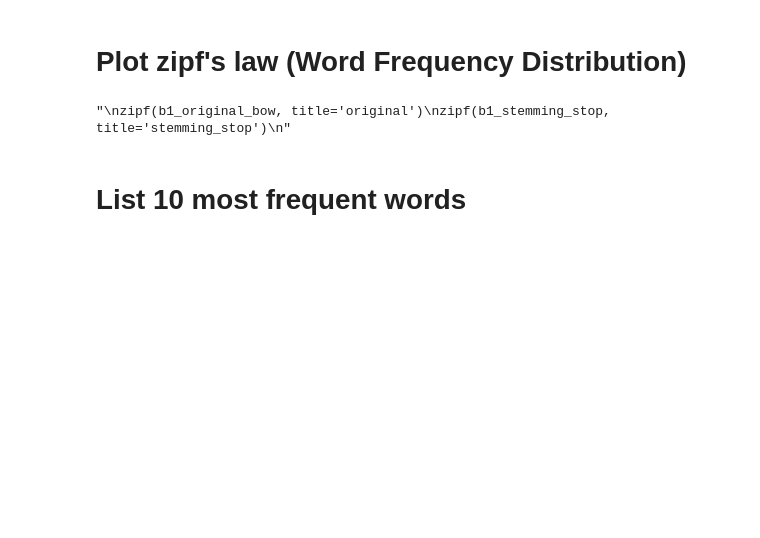
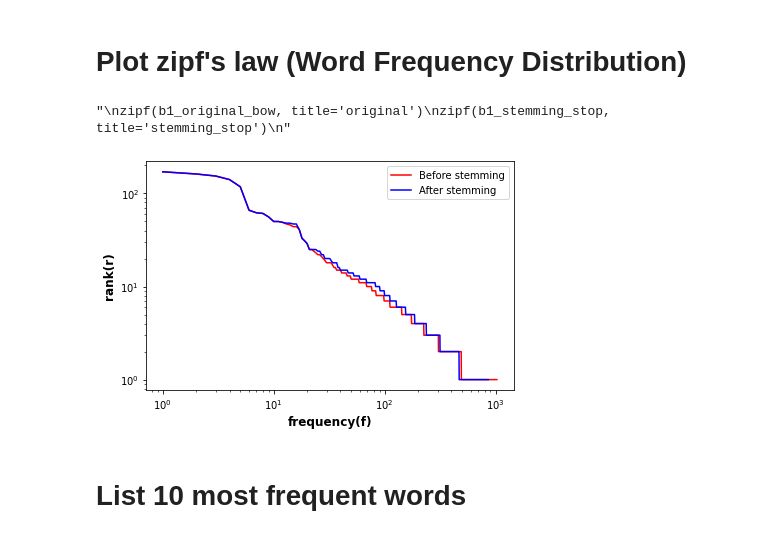
Before and after one commit to skywalker00001/TEXT_assignment, a Jupyter notebook: text_v1.ipynb, the cells around one changed output. Cells and saved outputs as stored; diff of their text form; code cells hidden in the pictures; blank space fills up the shorter version.

```diff
--- a/text_v1.ipynb
+++ b/text_v1.ipynb
@@ -184,3 +211,25 @@ zipf(b1_stemming_stop, title='stemming_stop')
+# %%
+'''
+freqs = [i[1] for i in original_bow]
+ranks = [i+1 for i in range(len(freqs))]
+
+freqs2 = [i[1] for i in stemming_only]
+ranks2 = [i+1 for i in range(len(freqs2))]
+
+plt.loglog(ranks, freqs, 'r-')
+plt.loglog(ranks2, freqs2, 'b-')
+#plt.xscale('log')
+#plt.yscale('log')
+plt.xlabel('frequency(f)')
+plt.ylabel('rank(r)')
+plt.title("", fontsize=12, fontweight='bold')
+plt.legend(['Before stemming', 'After stemming'])
+#plt.grid(True)
+plt.tight_layout()
+plt.show()
+'''
+# %% [output]
+[figure, added]
 # %% [markdown]
 # List 10 most frequent words
 # %%
```
Also changed, not shown: parts of 9 cells of this notebook.
